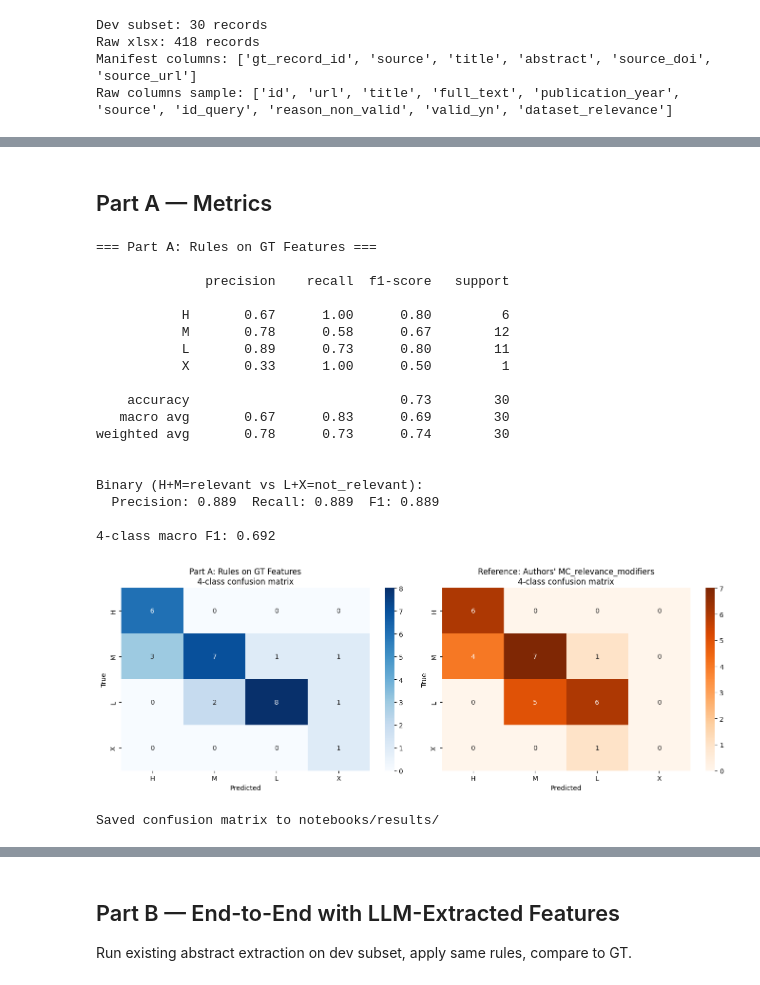
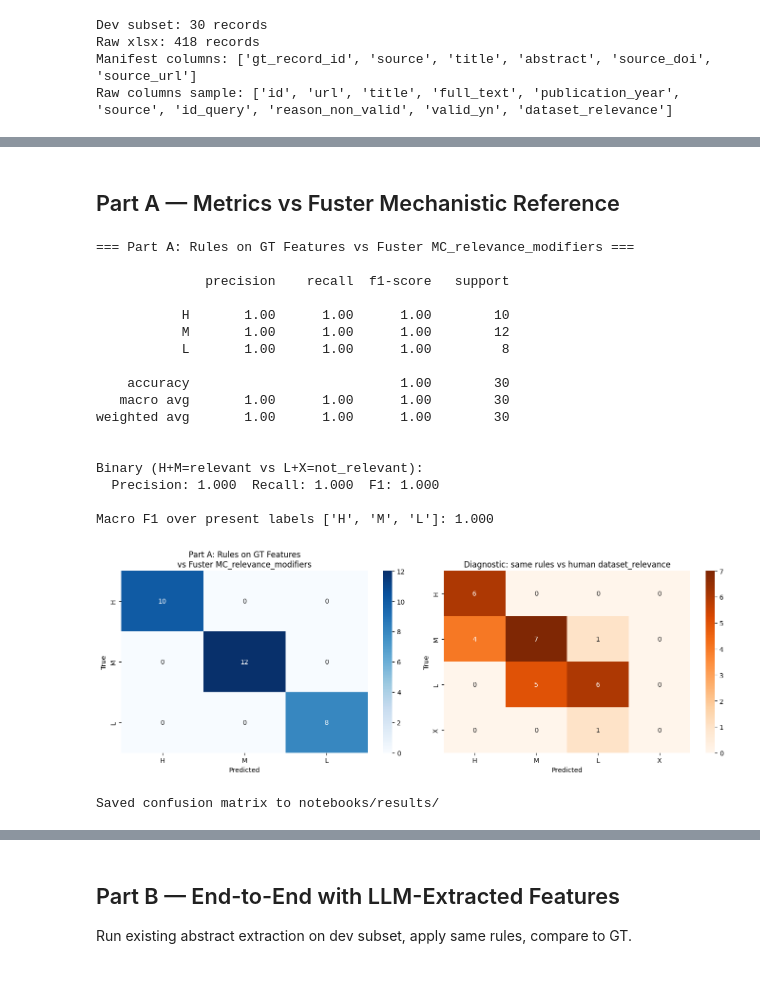
Before and after one commit to BiodiversiteQuebec/llm_metadata, a Jupyter notebook: notebooks/relevance_mechanistic.ipynb, the cells around one changed output, grey strips where cells are left out. Saved outputs shown, nothing was run; the diff lists cells and outputs as text; code cells hidden in the pictures.

```diff
--- a/notebooks/relevance_mechanistic.ipynb
+++ b/notebooks/relevance_mechanistic.ipynb
@@ -303,15 +450,14 @@ eval_df_a[available].head(10)
 # %% [markdown]
-## Part A — Metrics
+## Part A — Metrics vs Fuster Mechanistic Reference
 # %%
-labels = ["H", "M", "L", "X"]
-
+labels_a = present_labels(eval_df_a["gt_relevance"], eval_df_a["pred_relevance"])
 y_true = eval_df_a["gt_relevance"]
 y_pred_a = eval_df_a["pred_relevance"]
 
-print("=== Part A: Rules on GT Features ===\n")
-print(classification_report(y_true, y_pred_a, labels=labels, zero_division=0))
+print("=== Part A: Rules on GT Features vs Fuster MC_relevance_modifiers ===\n")
+print(classification_report(y_true, y_pred_a, labels=labels_a, zero_division=0))
 
-# Binary collapse: H+M → relevant, L+X → not relevant
+# Binary collapse: H+M -> relevant, L+X -> not relevant
 def binary_collapse(s):
     return "relevant" if s in ("H", "M") else "not_relevant"
 
@@ -321,60 +467,54 @@ y_pred_a_bin = y_pred_a.map(binary_collapse)
 p_a = precision_score(y_true_bin, y_pred_a_bin, pos_label="relevant", zero_division=0)
 r_a = recall_score(y_true_bin, y_pred_a_bin, pos_label="relevant", zero_division=0)
 f1_a = f1_score(y_true_bin, y_pred_a_bin, pos_label="relevant", zero_division=0)
-macro_f1_a = f1_score(y_true, y_pred_a, labels=labels, average="macro", zero_division=0)
+macro_f1_a = f1_score(y_true, y_pred_a, labels=labels_a, average="macro", zero_division=0)
 
 print(f"\nBinary (H+M=relevant vs L+X=not_relevant):")
 print(f"  Precision: {p_a:.3f}  Recall: {r_a:.3f}  F1: {f1_a:.3f}")
-print(f"\n4-class macro F1: {macro_f1_a:.3f}")
+print(f"\nMacro F1 over present labels {labels_a}: {macro_f1_a:.3f}")
 # %% [output]
-=== Part A: Rules on GT Features ===
+=== Part A: Rules on GT Features vs Fuster MC_relevance_modifiers ===
 
               precision    recall  f1-score   support
 
-           H       0.67      1.00      0.80         6
-           M       0.78      0.58      0.67        12
-           L       0.89      0.73      0.80        11
-           X       0.33      1.00      0.50         1
+           H       1.00      1.00      1.00        10
+           M       1.00      1.00      1.00        12
+           L       1.00      1.00      1.00         8
 
-    accuracy                           0.73        30
-   macro avg       0.67      0.83      0.69        30
-weighted avg       0.78      0.73      0.74        30
+    accuracy                           1.00        30
+   macro avg       1.00      1.00      1.00        30
+weighted avg       1.00      1.00      1.00        30
 
 
 Binary (H+M=relevant vs L+X=not_relevant):
-  Precision: 0.889  Recall: 0.889  F1: 0.889
+  Precision: 1.000  Recall: 1.000  F1: 1.000
 
-4-class macro F1: 0.692
+Macro F1 over present labels ['H', 'M', 'L']: 1.000
 # %%
 fig, axes = plt.subplots(1, 2, figsize=(14, 5))
 
-# 4-class confusion matrix
-cm_a = confusion_matrix(y_true, y_pred_a, labels=labels)
-sns.heatmap(cm_a, annot=True, fmt="d", xticklabels=labels, yticklabels=labels,
+cm_a = confusion_matrix(y_true, y_pred_a, labels=labels_a)
+sns.heatmap(cm_a, annot=True, fmt="d", xticklabels=labels_a, yticklabels=labels_a,
             cmap="Blues", ax=axes[0])
-axes[0].set_title("Part A: Rules on GT Features\n4-class confusion matrix")
+axes[0].set_title("Part A: Rules on GT Features\nvs Fuster MC_relevance_modifiers")
 axes[0].set_xlabel("Predicted")
 axes[0].set_ylabel("True")
 
-# Compare to authors' MC_relevance_modifiers if available
-if "MC_relevance_modifiers" in eval_df_a.columns:
-    mc_mod = eval_df_a["MC_relevance_modifiers"].fillna("X").str.strip()
-    cm_ref = confusion_matrix(y_true, mc_mod, labels=labels)
-    sns.heatmap(cm_ref, annot=True, fmt="d", xticklabels=labels, yticklabels=labels,
-                cmap="Oranges", ax=axes[1])
-    axes[1].set_title("Reference: Authors' MC_relevance_modifiers\n4-class confusion matrix")
-    axes[1].set_xlabel("Predicted")
-    axes[1].set_ylabel("True")
-else:
-    axes[1].text(0.5, 0.5, "MC_relevance_modifiers not available",
-                 ha="center", va="center", transform=axes[1].transAxes)
-    axes[1].set_title("Reference: Authors' MC_relevance_modifiers")
+human_valid = eval_df_a["human_relevance"].isin(LABEL_ORDER)
+human_true = eval_df_a.loc[human_valid, "human_relevance"]
+human_labels = present_labels(human_true, y_pred_a.loc[human_valid])
+cm_human = confusion_matrix(human_true, y_pred_a.loc[human_valid], labels=human_labels)
+sns.heatmap(cm_human, annot=True, fmt="d", xticklabels=human_labels, yticklabels=human_labels,
+            cmap="Oranges", ax=axes[1])
+axes[1].set_title("Diagnostic: same rules vs human dataset_relevance")
+axes[1].set_xlabel("Predicted")
+axes[1].set_ylabel("True")
 
 plt.tight_layout()
 plt.savefig("notebooks/results/relevance_mechanistic_part_a_confusion.png", dpi=150, bbox_inches="tight")
 plt.show()
 print("Saved confusion matrix to notebooks/results/")
 # %% [output]
-[figure, old version]
+[figure, new version]
 Saved confusion matrix to notebooks/results/
 # %%
```
Also changed, not shown: parts of 19 cells of this notebook, 4 other files.
